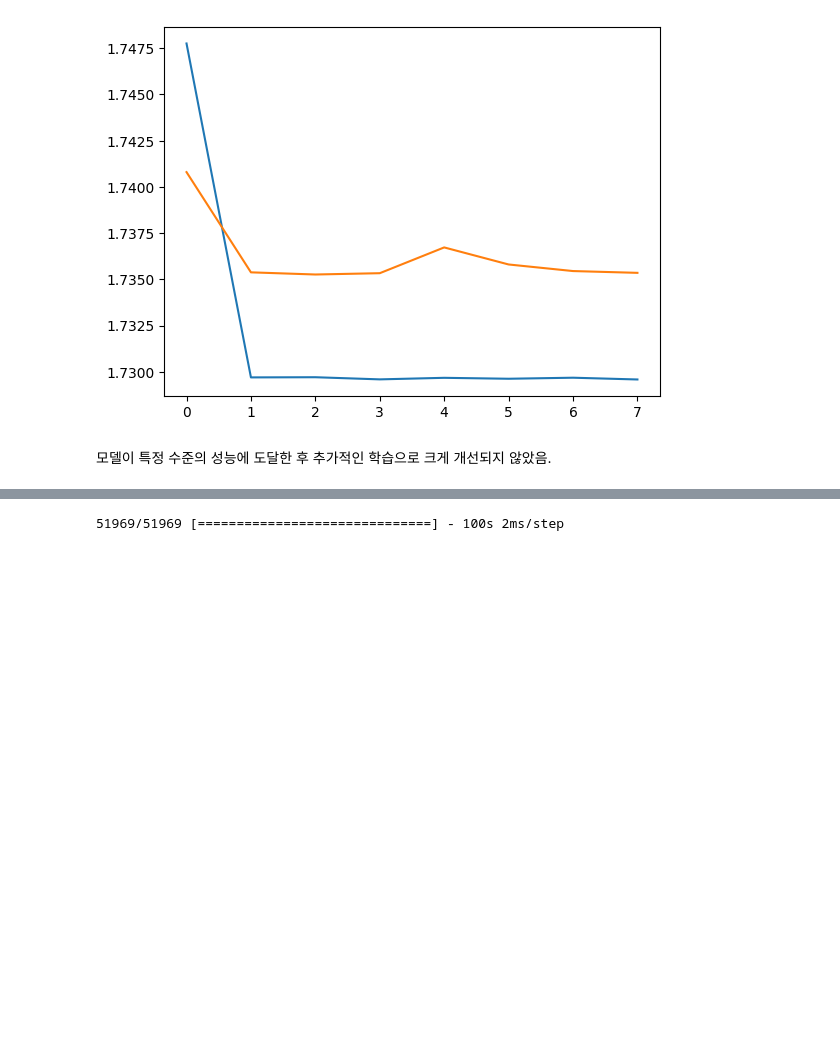
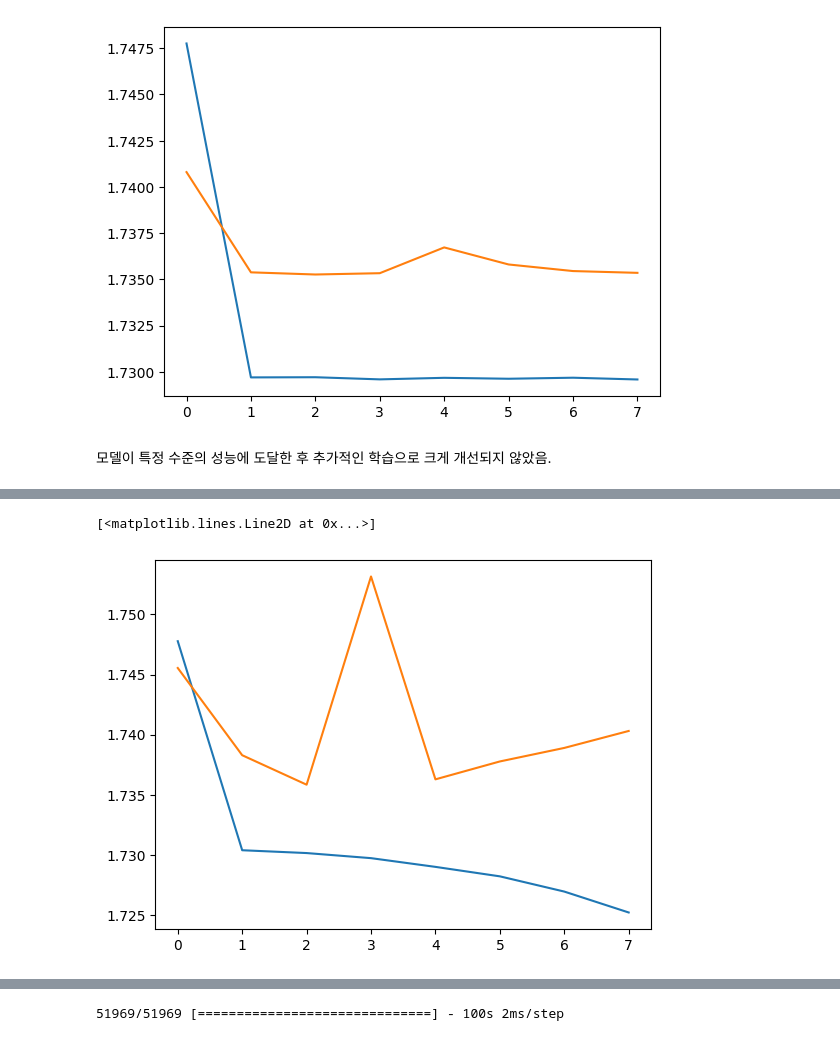
Before and after one commit to hscrown/madatpublicdata, a Jupyter notebook: SVD를_MLP_NCF로_구현하기.ipynb, the cells around one changed output, grey strips where cells are left out. Saved outputs shown, nothing was run; the diff lists cells and outputs as text; code cells hidden in the pictures; blank space fills up the shorter version.

```diff
--- a/SVD를_MLP_NCF로_구현하기.ipynb
+++ b/SVD를_MLP_NCF로_구현하기.ipynb
@@ -109,0 +197,7 @@ plt.plot(history.history['val_loss'])
+# %%
+# # train mse와 val mse 시각화
+plt.plot(history.history['loss'])
+plt.plot(history.history['val_loss'])
+# %% [output]
+[<matplotlib.lines.Line2D at 0x...>]
+[figure, added]
```
Also changed, not shown: parts of 16 cells of this notebook.
